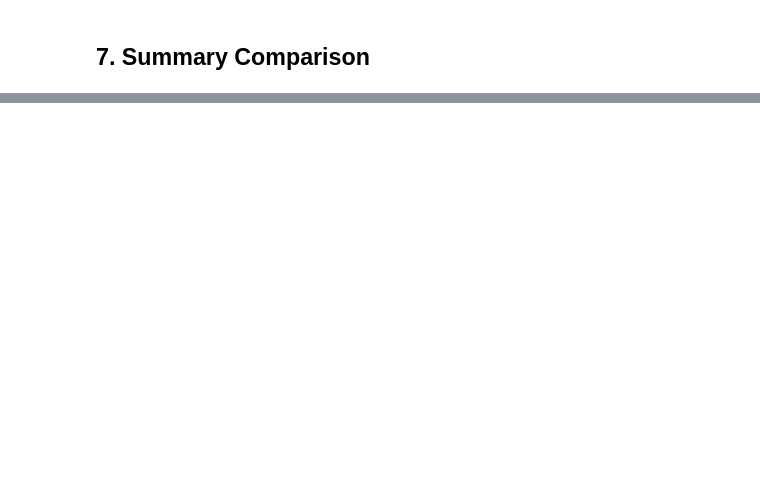
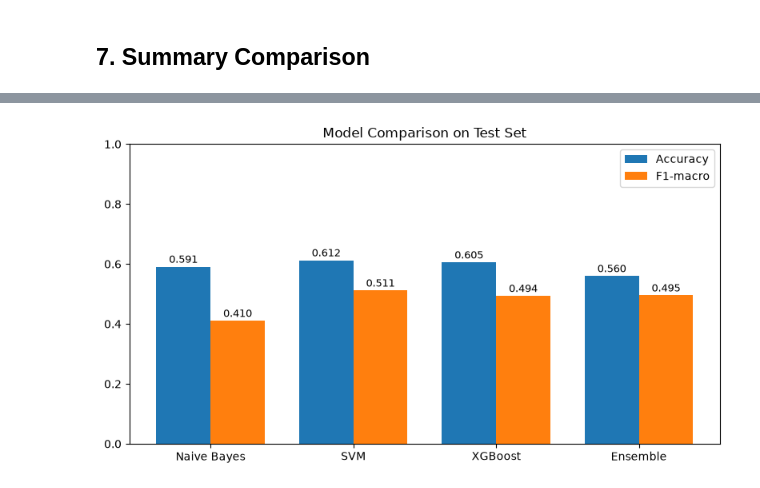
Before and after one commit to WilsonnnTan/ML, a Jupyter notebook: notebooks/model.ipynb, the cells around one changed output, grey strips where cells are left out. Cells and saved outputs as stored; diff of their text form; code cells hidden in the pictures; blank space fills up the shorter version.

```diff
--- a/notebooks/model.ipynb
+++ b/notebooks/model.ipynb
@@ -280,0 +491,29 @@ summary
+# %%
+from sklearn.metrics import precision_recall_fscore_support, roc_curve, auc, precision_recall_curve, average_precision_score
+from sklearn.preprocessing import label_binarize
+
+preds = {
+    "Naive Bayes": y_pred_nb,
+    "SVM":         y_pred_svm,
+    "XGBoost":     y_pred_xgb,
+    "Ensemble":    y_pred_ens,
+}
+proba_ens = meta_learner.predict_proba(meta_test)
+y_test_bin = label_binarize(y_test, classes=list(range(K)))
+
+# ---- 8.1 Overall model comparison ----
+acc = [accuracy_score(y_test, p) for p in preds.values()]
+f1m = [f1_score(y_test, p, average="macro", zero_division=0) for p in preds.values()]
+
+fig, ax = plt.subplots(figsize=(8, 4.5))
+x = np.arange(len(preds)); w = 0.38
+r1 = ax.bar(x - w/2, acc, w, label="Accuracy")
+r2 = ax.bar(x + w/2, f1m, w, label="F1-macro")
+for r in list(r1) + list(r2):
+    ax.text(r.get_x() + r.get_width()/2, r.get_height() + 0.005, f"{r.get_height():.3f}",
+            ha="center", va="bottom", fontsize=9)
+ax.set_xticks(x); ax.set_xticklabels(preds.keys()); ax.set_ylim(0, 1)
+ax.set_title("Model Comparison on Test Set"); ax.legend()
+plt.tight_layout(); save_fig("model_comparison"); plt.show()
+# %% [output]
+[figure, added]
```
Also changed, not shown: parts of 22 cells of this notebook, 25 other files.
